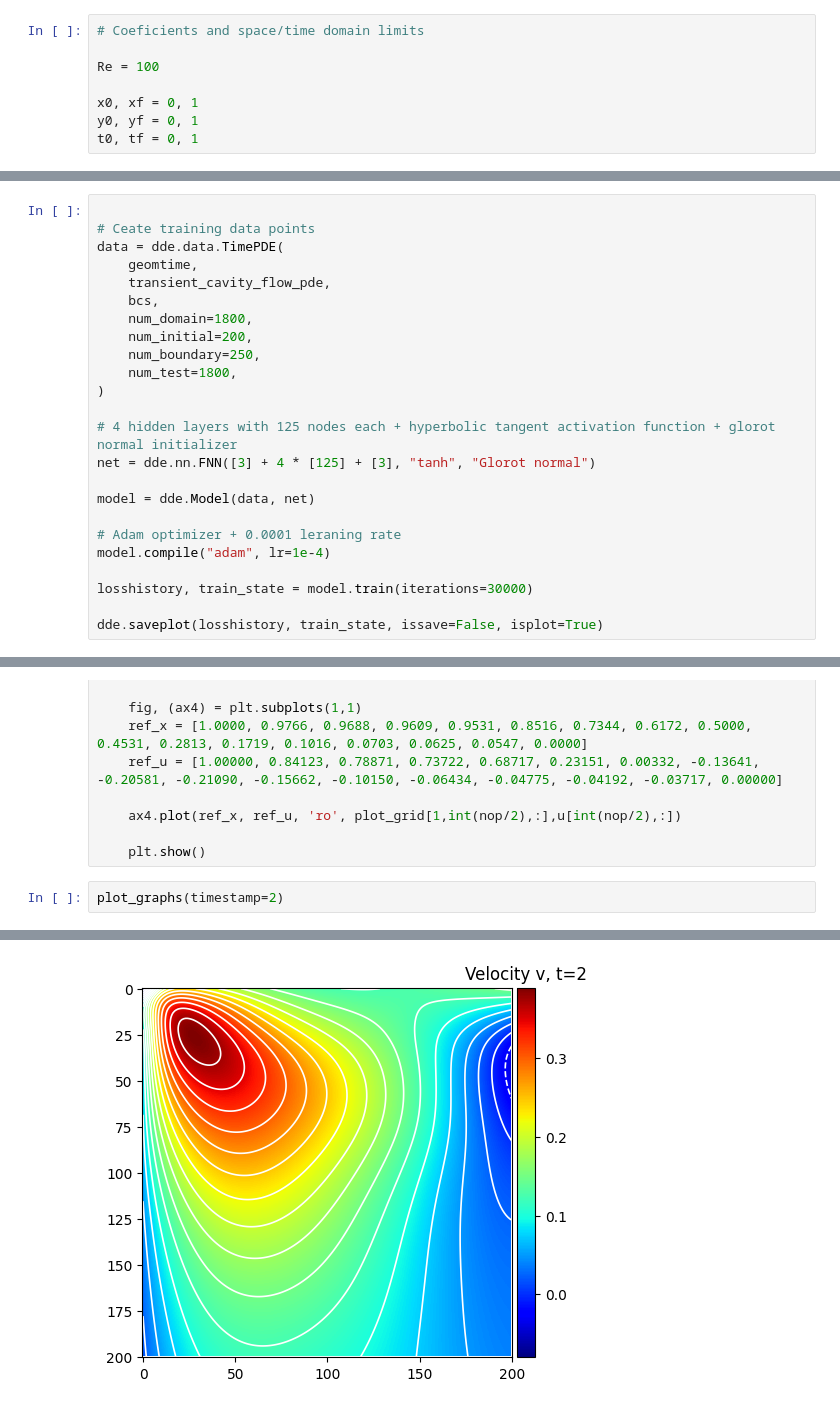
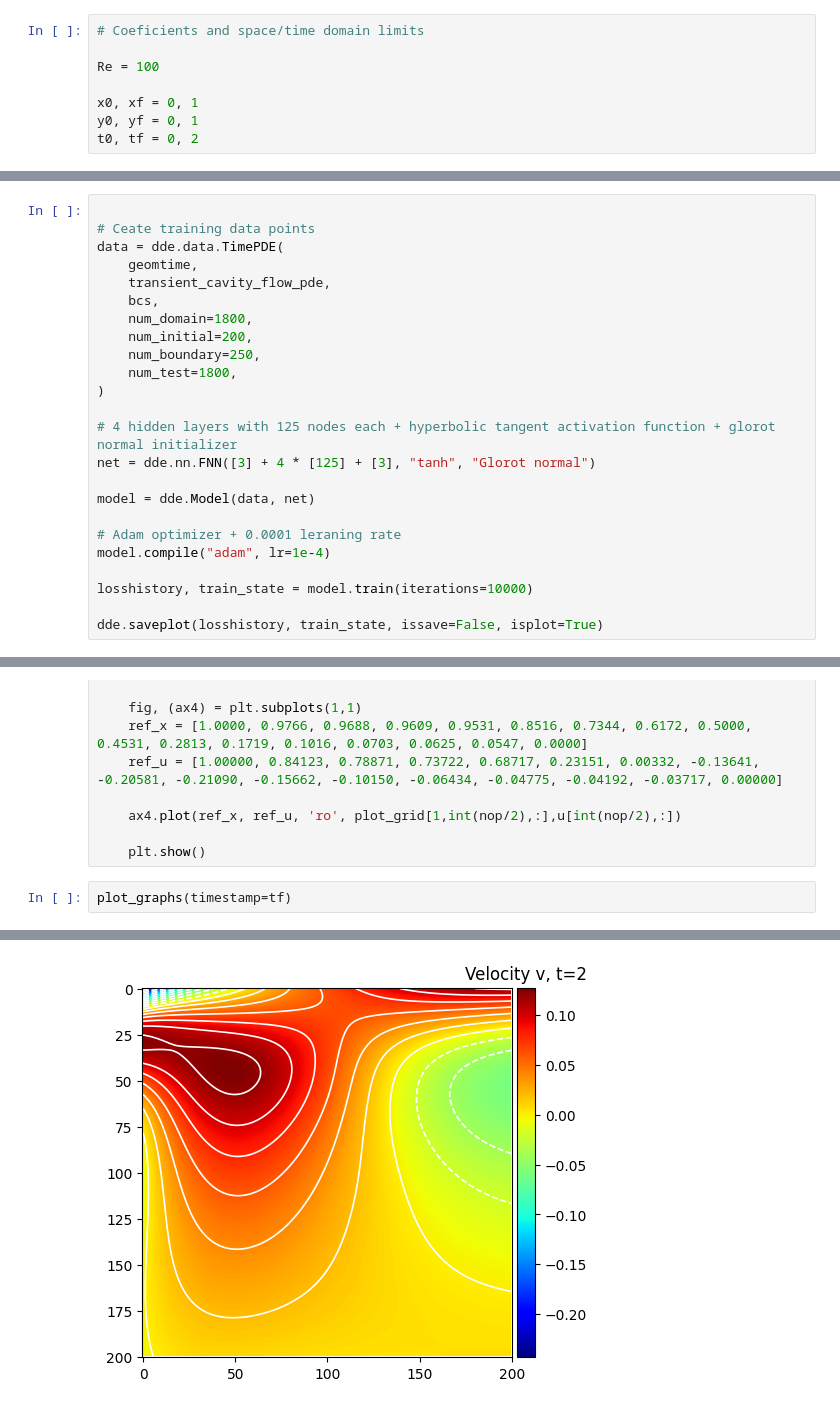
Before and after one commit to DravenPie/PINNFormers-Navier-Stokes-Equations, a Jupyter notebook: TransientCavityFlow_DeepXDE.ipynb, the cells around one changed output, grey strips where cells are left out. Cells and saved outputs as stored; diff of their text form.

```diff
--- a/TransientCavityFlow_DeepXDE.ipynb
+++ b/TransientCavityFlow_DeepXDE.ipynb
@@ -60,7 +60,7 @@ Re = 100
 
 x0, xf = 0, 1
 y0, yf = 0, 1
-t0, tf = 0, 1
+t0, tf = 0, 2
 # %%
 
 def transient_cavity_flow_pde(x, y):
@@ -164,7 +164,7 @@ model = dde.Model(data, net)
 # Adam optimizer + 0.0001 leraning rate
 model.compile("adam", lr=1e-4)
 
-losshistory, train_state = model.train(iterations=30000)
+losshistory, train_state = model.train(iterations=10000)
 
 dde.saveplot(losshistory, train_state, issave=False, isplot=True)
 # %% [output]
@@ -253,5 +253,5 @@ def plot_graphs(timestamp=tf):
 
     plt.show()
 # %%
-plot_graphs(timestamp=2)
+plot_graphs(timestamp=tf)
 # %% [output]
@@ -259 +259 @@ plot_graphs(timestamp=2)
-[figure, old version]
+[figure, new version]
```
Also changed, not shown: parts of 2 cells of this notebook, 6 other files.
